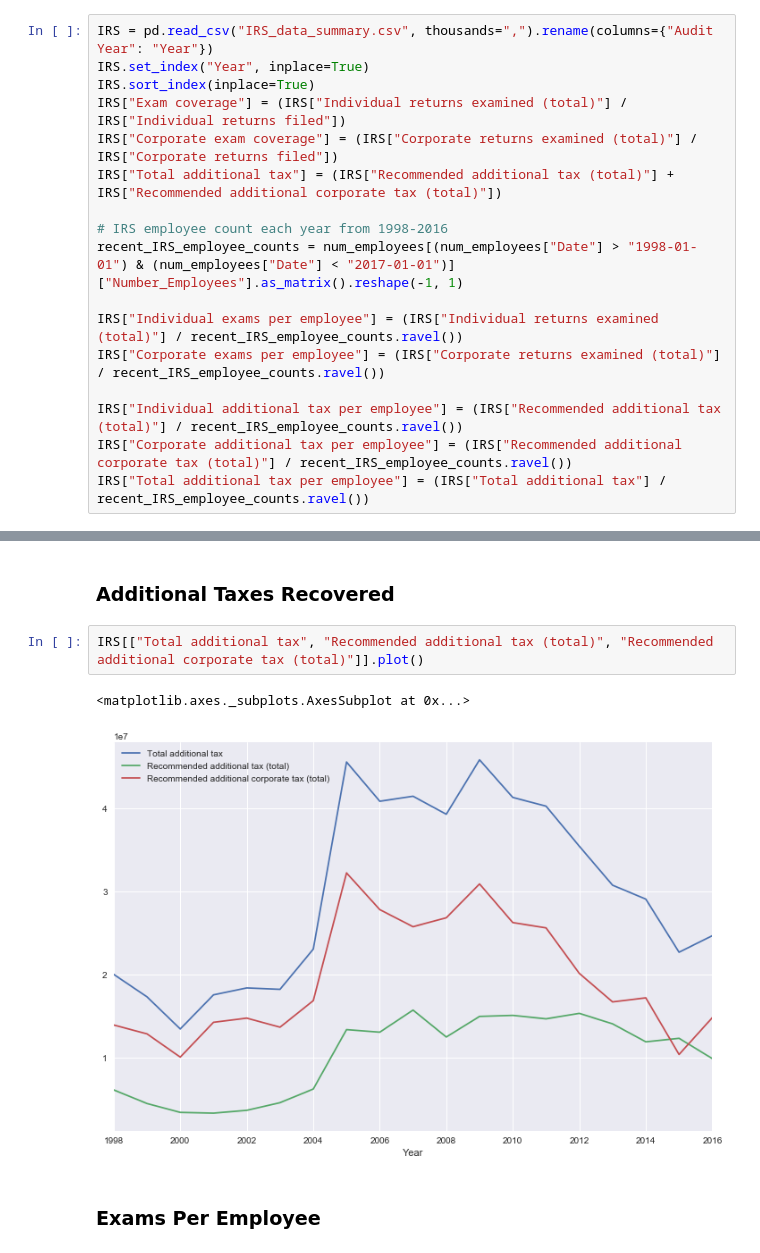
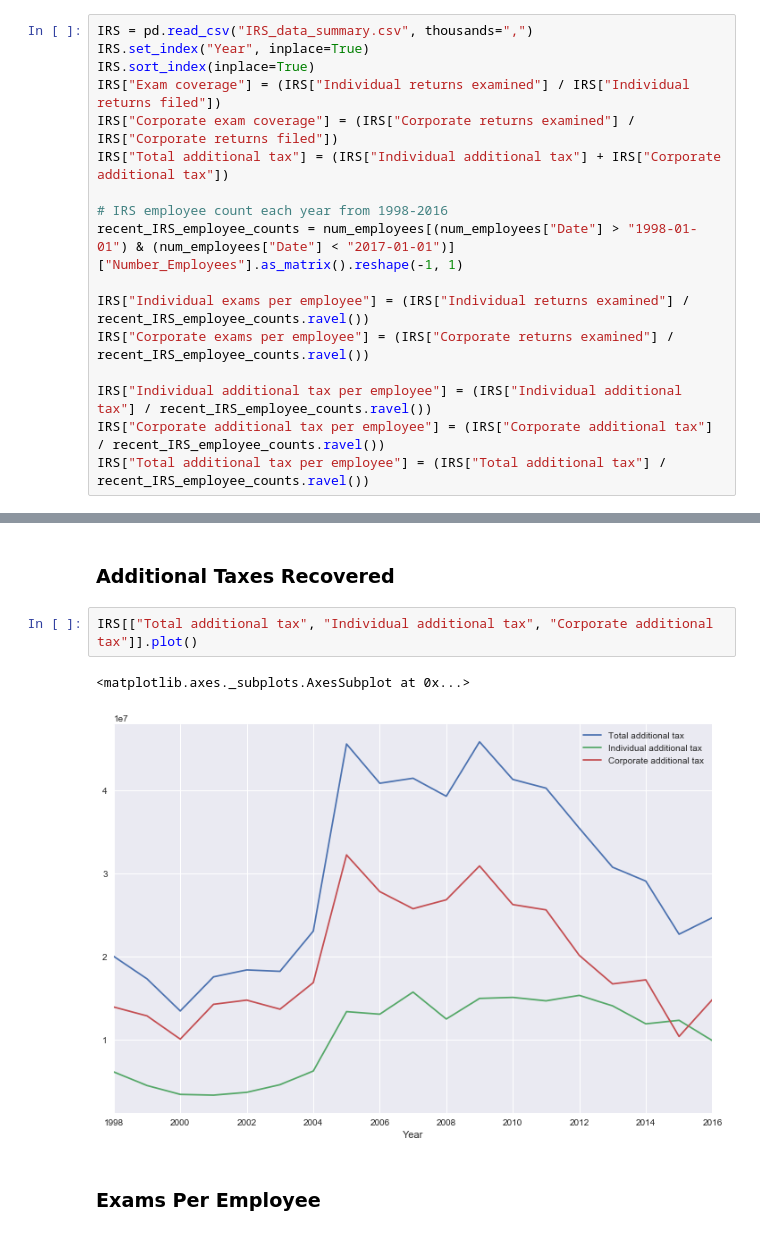
Before and after one commit to jimmyjwu/US_federal_government_performance, a Jupyter notebook: IRS Analysis.ipynb, the cells around one changed output, grey strips where cells are left out. Saved outputs shown, nothing was run; the diff lists cells and outputs as text.

Commit message:
Simplified IRS column names in data summary and in IRS analysis notebook.

```diff
--- a/IRS Analysis.ipynb
+++ b/IRS Analysis.ipynb
@@ -94,21 +94,21 @@ GROUP BY
 average_salaries["Date"] = pd.to_datetime(average_salaries["Date"], format="%Y%m")
 average_salaries["Occupation"] = average_salaries["Occupation"].map({"0512": "Internal Revenue Service"})
 # %%
-IRS = pd.read_csv("IRS_data_summary.csv", thousands=",").rename(columns={"Audit Year": "Year"})
+IRS = pd.read_csv("IRS_data_summary.csv", thousands=",")
 IRS.set_index("Year", inplace=True)
 IRS.sort_index(inplace=True)
-IRS["Exam coverage"] = (IRS["Individual returns examined (total)"] / IRS["Individual returns filed"])
-IRS["Corporate exam coverage"] = (IRS["Corporate returns examined (total)"] / IRS["Corporate returns filed"])
-IRS["Total additional tax"] = (IRS["Recommended additional tax (total)"] + IRS["Recommended additional corporate tax (total)"])
+IRS["Exam coverage"] = (IRS["Individual returns examined"] / IRS["Individual returns filed"])
+IRS["Corporate exam coverage"] = (IRS["Corporate returns examined"] / IRS["Corporate returns filed"])
+IRS["Total additional tax"] = (IRS["Individual additional tax"] + IRS["Corporate additional tax"])
 
 # IRS employee count each year from 1998-2016
 recent_IRS_employee_counts = num_employees[(num_employees["Date"] > "1998-01-01") & (num_employees["Date"] < "2017-01-01")]["Number_Employees"].as_matrix().reshape(-1, 1)
 
-IRS["Individual exams per employee"] = (IRS["Individual returns examined (total)"] / recent_IRS_employee_counts.ravel())
-IRS["Corporate exams per employee"] = (IRS["Corporate returns examined (total)"] / recent_IRS_employee_counts.ravel())
+IRS["Individual exams per employee"] = (IRS["Individual returns examined"] / recent_IRS_employee_counts.ravel())
+IRS["Corporate exams per employee"] = (IRS["Corporate returns examined"] / recent_IRS_employee_counts.ravel())
 
-IRS["Individual additional tax per employee"] = (IRS["Recommended additional tax (total)"] / recent_IRS_employee_counts.ravel())
-IRS["Corporate additional tax per employee"] = (IRS["Recommended additional corporate tax (total)"] / recent_IRS_employee_counts.ravel())
+IRS["Individual additional tax per employee"] = (IRS["Individual additional tax"] / recent_IRS_employee_counts.ravel())
+IRS["Corporate additional tax per employee"] = (IRS["Corporate additional tax"] / recent_IRS_employee_counts.ravel())
 IRS["Total additional tax per employee"] = (IRS["Total additional tax"] / recent_IRS_employee_counts.ravel())
 # %% [markdown]
 # Plots
@@ -122,10 +122,10 @@ IRS[["Exam coverage", "Corporate exam coverage"]].plot()
 # %% [markdown]
 ### Additional Taxes Recovered
 # %%
-IRS[["Total additional tax", "Recommended additional tax (total)", "Recommended additional corporate tax (total)"]].plot()
+IRS[["Total additional tax", "Individual additional tax", "Corporate additional tax"]].plot()
 # %% [output]
 <matplotlib.axes._subplots.AxesSubplot at 0x...>
-[figure, old version]
+[figure, new version]
 # %% [markdown]
 ### Exams Per Employee
 # %%
```
Also changed, not shown: parts of 3 cells of this notebook, 2 other files.
